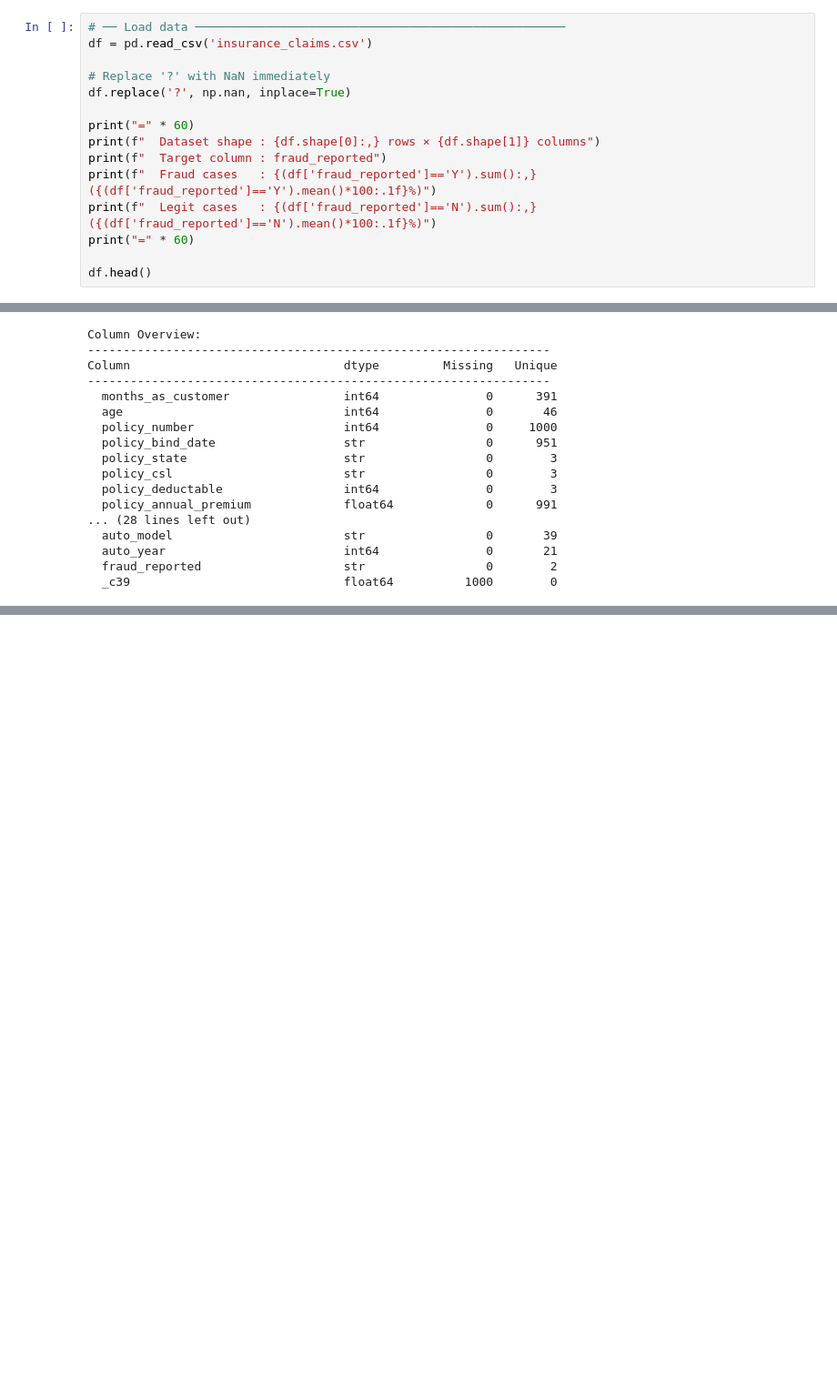
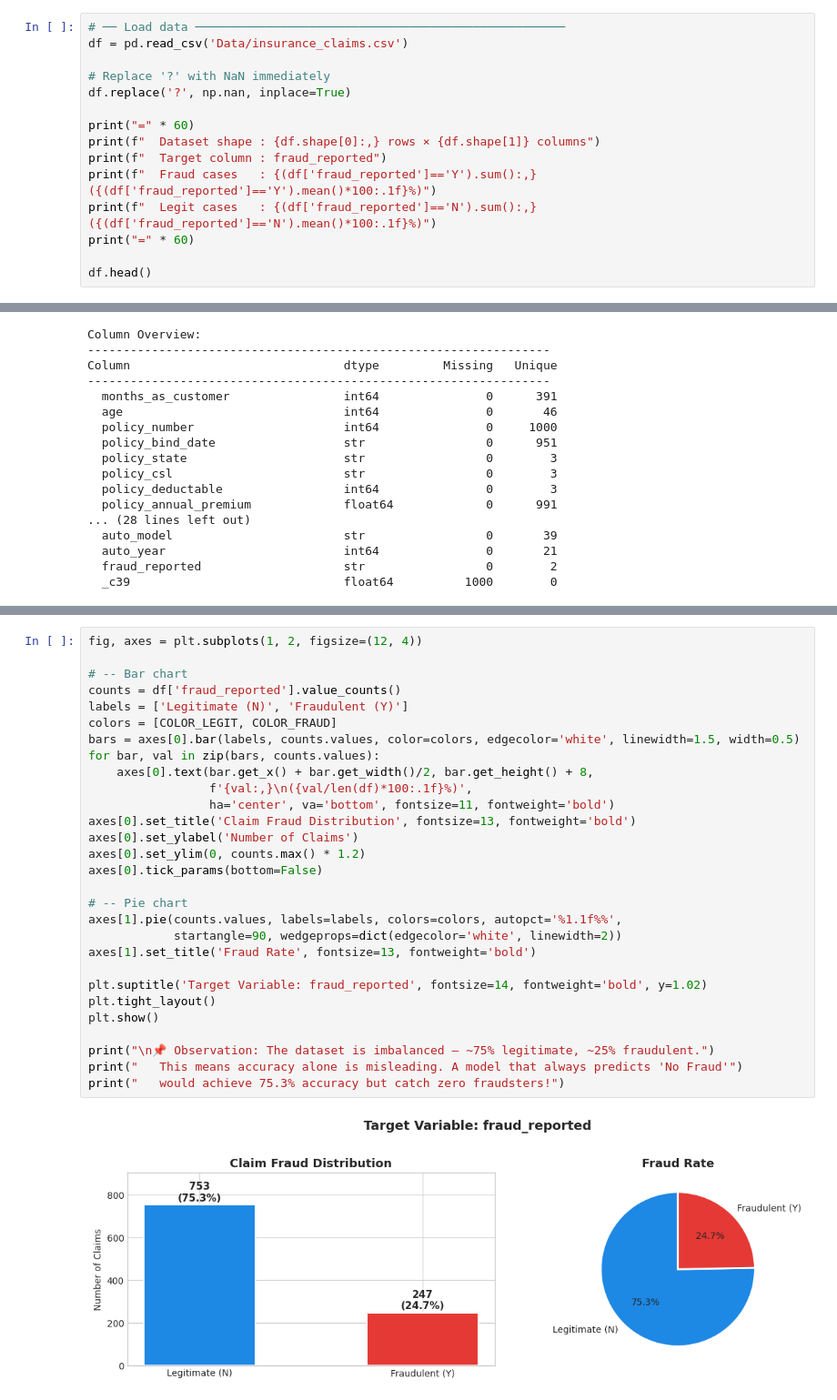
Before and after one commit to Alanmuchiri/Fraud-Detection-Analysis, a Jupyter notebook: main.ipynb, the cells around one changed output, grey strips where cells are left out. Shown at 91% size. Drawn from its saved outputs; the diff is of its cells as text; blank space fills up the shorter version.

Commit message:
Exploratory Data Analysis

```diff
--- a/main.ipynb
+++ b/main.ipynb
@@ -88,7 +88,7 @@ We load the auto insurance claims dataset, which contains **1,000 claims** acros
 > **Note on data quality:** Several columns use `'?'` to denote missing values — a common pattern in real insurance datasets. We will treat these as `NaN` during preprocessing.
 # %%
 # ── Load data ────────────────────────────────────────────────────
-df = pd.read_csv('insurance_claims.csv')
+df = pd.read_csv('Data/insurance_claims.csv')
 
 # Replace '?' with NaN immediately
 df.replace('?', np.nan, inplace=True)
@@ -156,0 +167,31 @@ df.describe().round(2)
+# %%
+fig, axes = plt.subplots(1, 2, figsize=(12, 4))
+
+# -- Bar chart
+counts = df['fraud_reported'].value_counts()
+labels = ['Legitimate (N)', 'Fraudulent (Y)']
+colors = [COLOR_LEGIT, COLOR_FRAUD]
+bars = axes[0].bar(labels, counts.values, color=colors, edgecolor='white', linewidth=1.5, width=0.5)
+for bar, val in zip(bars, counts.values):
+    axes[0].text(bar.get_x() + bar.get_width()/2, bar.get_height() + 8,
+                 f'{val:,}\n({val/len(df)*100:.1f}%)',
+                 ha='center', va='bottom', fontsize=11, fontweight='bold')
+axes[0].set_title('Claim Fraud Distribution', fontsize=13, fontweight='bold')
+axes[0].set_ylabel('Number of Claims')
+axes[0].set_ylim(0, counts.max() * 1.2)
+axes[0].tick_params(bottom=False)
+
+# -- Pie chart
+axes[1].pie(counts.values, labels=labels, colors=colors, autopct='%1.1f%%',
+            startangle=90, wedgeprops=dict(edgecolor='white', linewidth=2))
+axes[1].set_title('Fraud Rate', fontsize=13, fontweight='bold')
+
+plt.suptitle('Target Variable: fraud_reported', fontsize=14, fontweight='bold', y=1.02)
+plt.tight_layout()
+plt.show()
+
+print("\n📌 Observation: The dataset is imbalanced — ~75% legitimate, ~25% fraudulent.")
+print("   This means accuracy alone is misleading. A model that always predicts 'No Fraud'")
+print("   would achieve 75.3% accuracy but catch zero fraudsters!")
+# %% [output]
+[figure, added]
```
Also changed, not shown: parts of 5 cells of this notebook.
